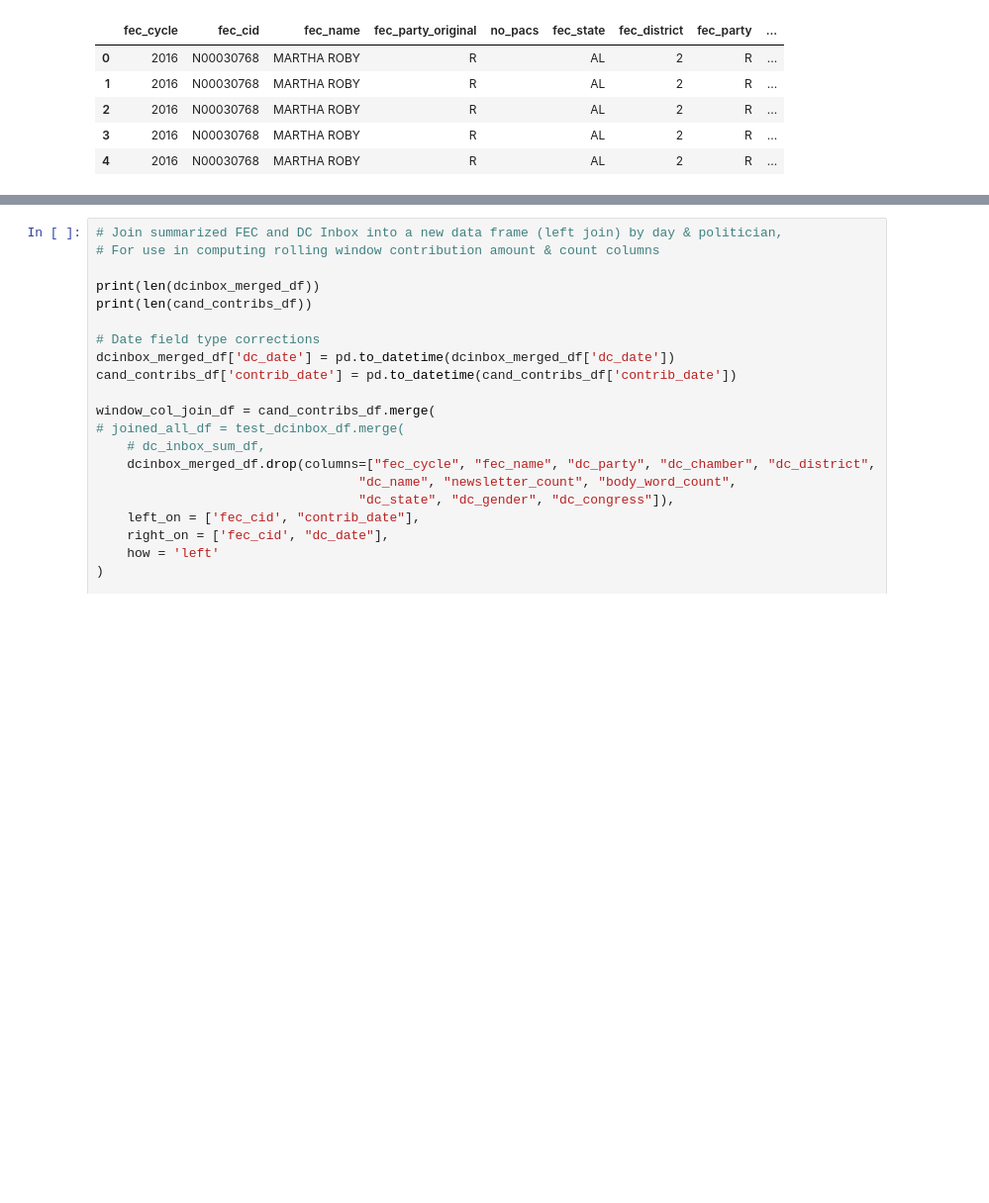
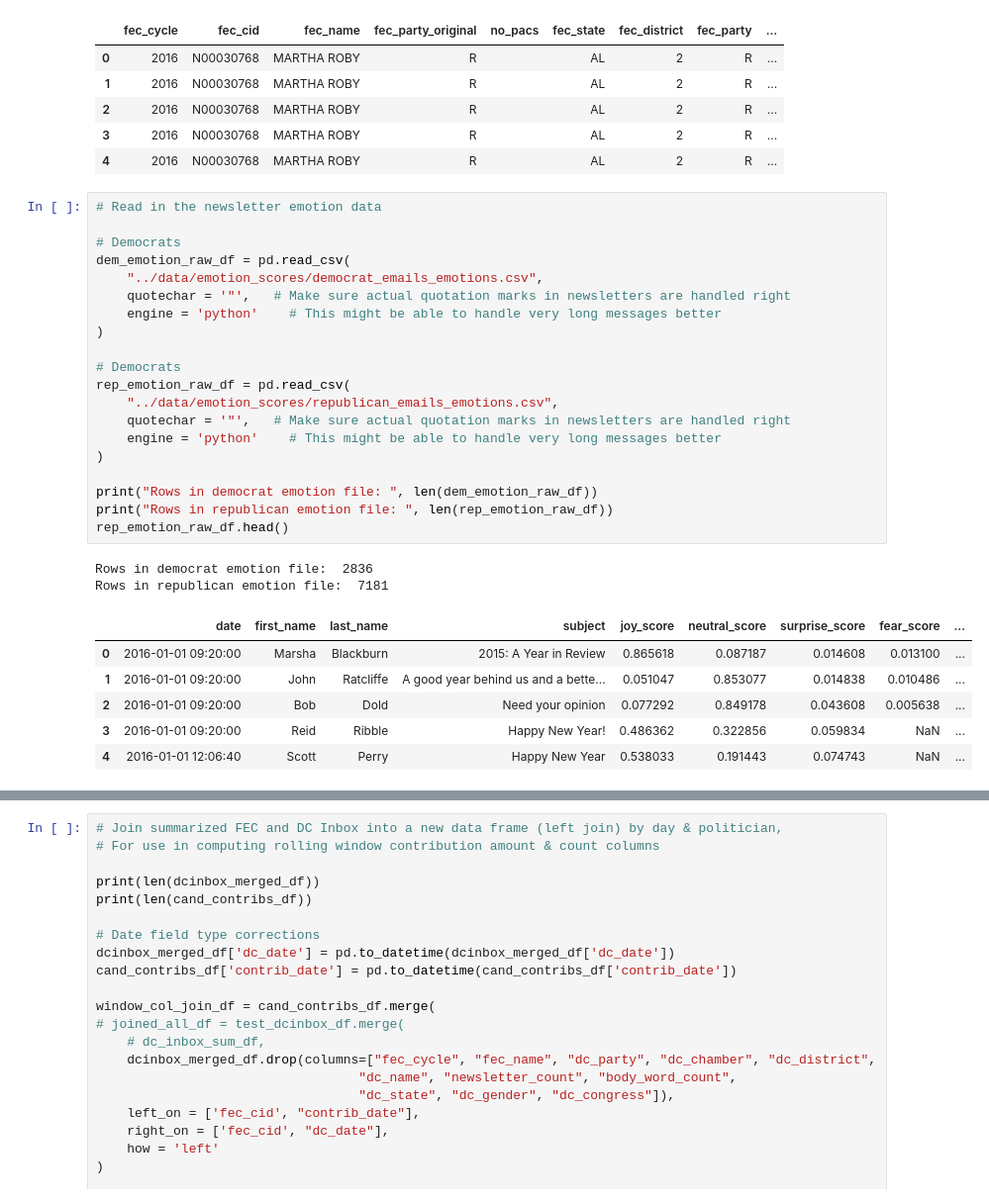
Before and after one commit to marobinette/cfd-project-ds1, a Jupyter notebook: notebooks/Matched_Politicians_Dataset_Creation.ipynb, the cells around one changed output, grey strips where cells are left out. Shown at 99% size. Drawn from its saved outputs; the diff is of its cells as text; blank space fills up the shorter version.

```diff
--- a/notebooks/Matched_Politicians_Dataset_Creation.ipynb
+++ b/notebooks/Matched_Politicians_Dataset_Creation.ipynb
@@ -385,3 +385,32 @@ cand_contribs_df.head()
 | 2 | 2016 | N00030768 | MARTHA ROBY | R |  | AL | 2 | R | ... |
 | 3 | 2016 | N00030768 | MARTHA ROBY | R |  | AL | 2 | R | ... |
 | 4 | 2016 | N00030768 | MARTHA ROBY | R |  | AL | 2 | R | ... |
+# %%
+# Read in the newsletter emotion data
+
+# Democrats
+dem_emotion_raw_df = pd.read_csv(
+    "../data/emotion_scores/democrat_emails_emotions.csv",
+    quotechar = '"',   # Make sure actual quotation marks in newsletters are handled right
+    engine = 'python'    # This might be able to handle very long messages better
+)
+
+# Democrats
+rep_emotion_raw_df = pd.read_csv(
+    "../data/emotion_scores/republican_emails_emotions.csv",
+    quotechar = '"',   # Make sure actual quotation marks in newsletters are handled right
+    engine = 'python'    # This might be able to handle very long messages better
+)
+
+print("Rows in democrat emotion file: ", len(dem_emotion_raw_df))
+print("Rows in republican emotion file: ", len(rep_emotion_raw_df))
+rep_emotion_raw_df.head()
+# %% [output]
+Rows in democrat emotion file:  2836
+Rows in republican emotion file:  7181
+|  | date | first_name | last_name | subject | joy_score | neutral_score | surprise_score | fear_score | ... |
+| 0 | 2016-01-01 09:20:00 | Marsha | Blackburn | 2015: A Year in Review | 0.865618 | 0.087187 | 0.014608 | 0.013100 | ... |
+| 1 | 2016-01-01 09:20:00 | John | Ratcliffe | A good year behind us and a bette... | 0.051047 | 0.853077 | 0.014838 | 0.010486 | ... |
+| 2 | 2016-01-01 09:20:00 | Bob | Dold | Need your opinion | 0.077292 | 0.849178 | 0.043608 | 0.005638 | ... |
+| 3 | 2016-01-01 09:20:00 | Reid | Ribble | Happy New Year! | 0.486362 | 0.322856 | 0.059834 | NaN | ... |
+| 4 | 2016-01-01 12:06:40 | Scott | Perry | Happy New Year | 0.538033 | 0.191443 | 0.074743 | NaN | ... |
```
Also changed, not shown: parts of 16 cells of this notebook, 1 other file.
